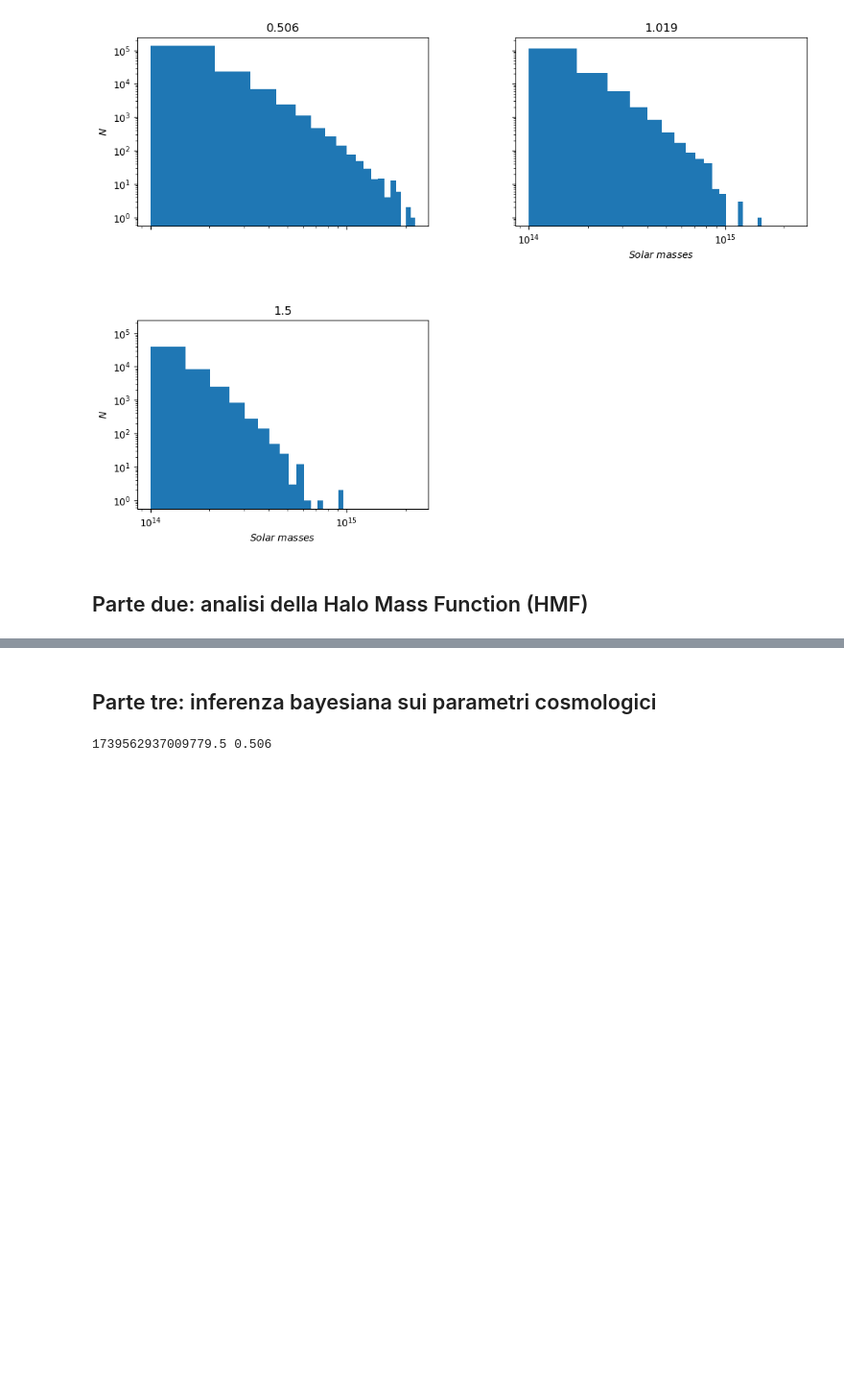
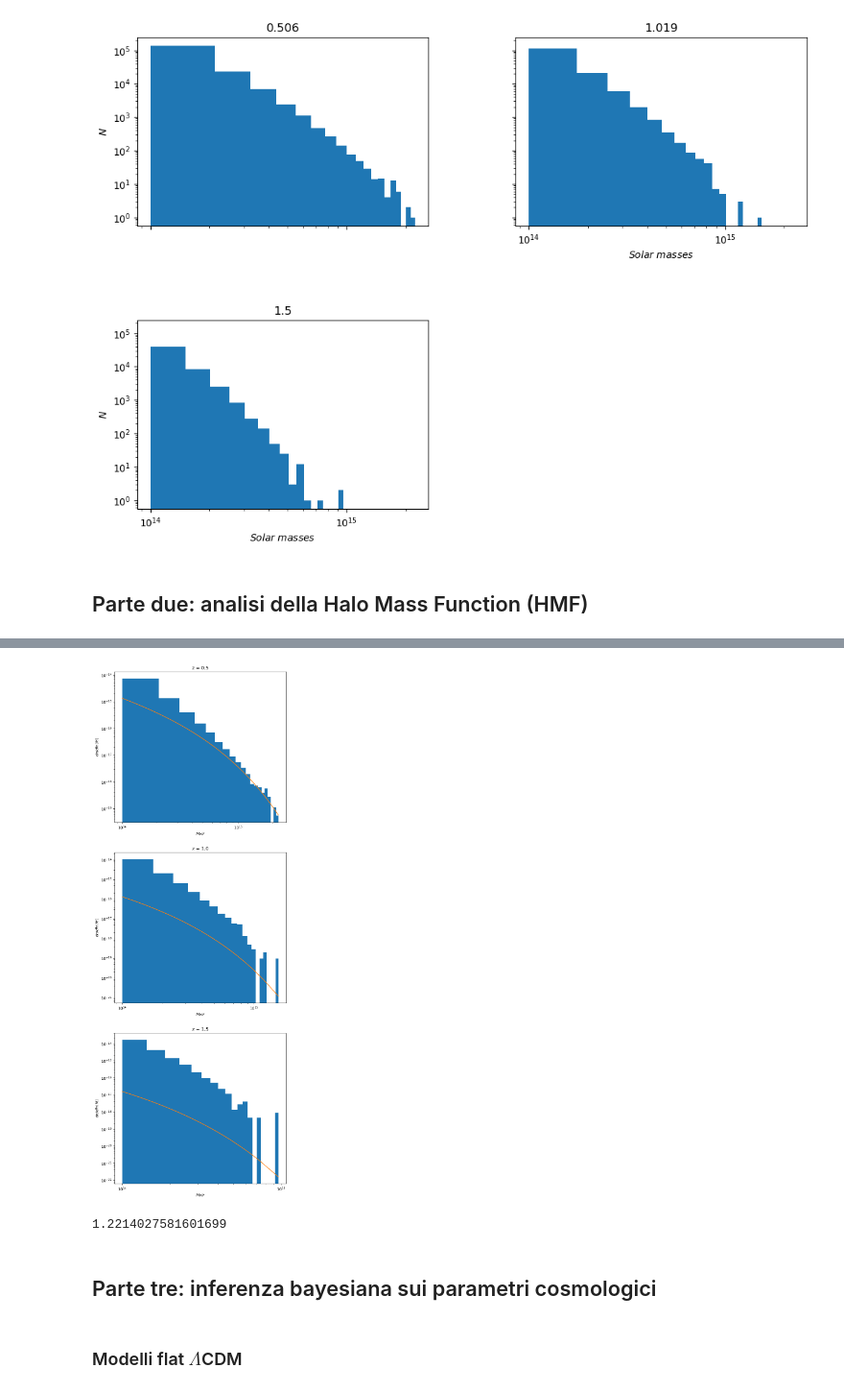
Before and after one commit to basagliuz/Esame_TRMD, a Jupyter notebook: HMF.ipynb, the cells around one changed output, grey strips where cells are left out. Shown at 96% size. Drawn from its saved outputs; the diff is of its cells as text; code cells hidden in the pictures; blank space fills up the shorter version.

```diff
--- a/HMF.ipynb
+++ b/HMF.ipynb
@@ -95,2 +128,22 @@ print(M[0].min())
+# %%
+fig, (ax0, ax1, ax2) = plt.subplots(3, figsize = (8, 24))
+axes = [ax0, ax1, ax2]
+for i in range(len(z)):
+    axes[i].set(xlabel = '$Mvir$', xscale = 'log',
+                ylabel = '$dn/dln(M)$', yscale = 'log',
+                title = 'z = %.1f' % (z[i]))
+    axes[i].hist(mass[i], bins = 20, density = True)
+    mfunc = mass_function.massFunction(mass[i], z[i], mdef = 'vir',
+                                       model = 'despali16', q_out = 'dndlnM')
+    axes[i].plot(mass[i], mfunc/vol[i])
+plt.show()
+# %% [output]
+[figure, added]
+# %%
+np.exp(0.2)
+# %% [output]
+1.2214027581601699
 # %% [markdown]
 ## Parte tre: inferenza bayesiana sui parametri cosmologici
+# %% [markdown]
+### Modelli flat $\Lambda$CDM
@@ -120,15 +202,3 @@ def log_prob(theta, M, z):
     if not np.isfinite(lp):
         return -np.inf
     return lp + log_likelihood(theta, M, z)
-# %%
-ndim = 2
-
-Mi = np.random.uniform(M[0].min(), M[0].max())
-zi = z[0]
-print(Mi, zi)
-
-# posizione iniziale e numero di walker
-p0 = np.array([0.81, 0.31])
-nwalkers = 20
-# %% [output]
-1739562937009779.5 0.506
```
Also changed, not shown: parts of 31 cells of this notebook.
